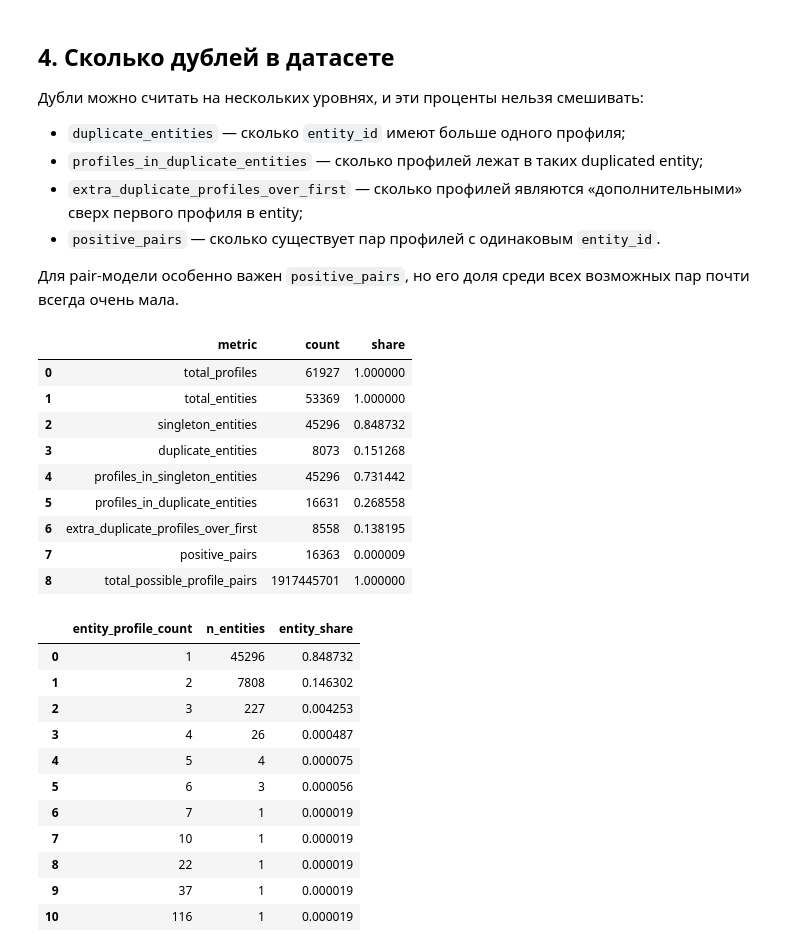
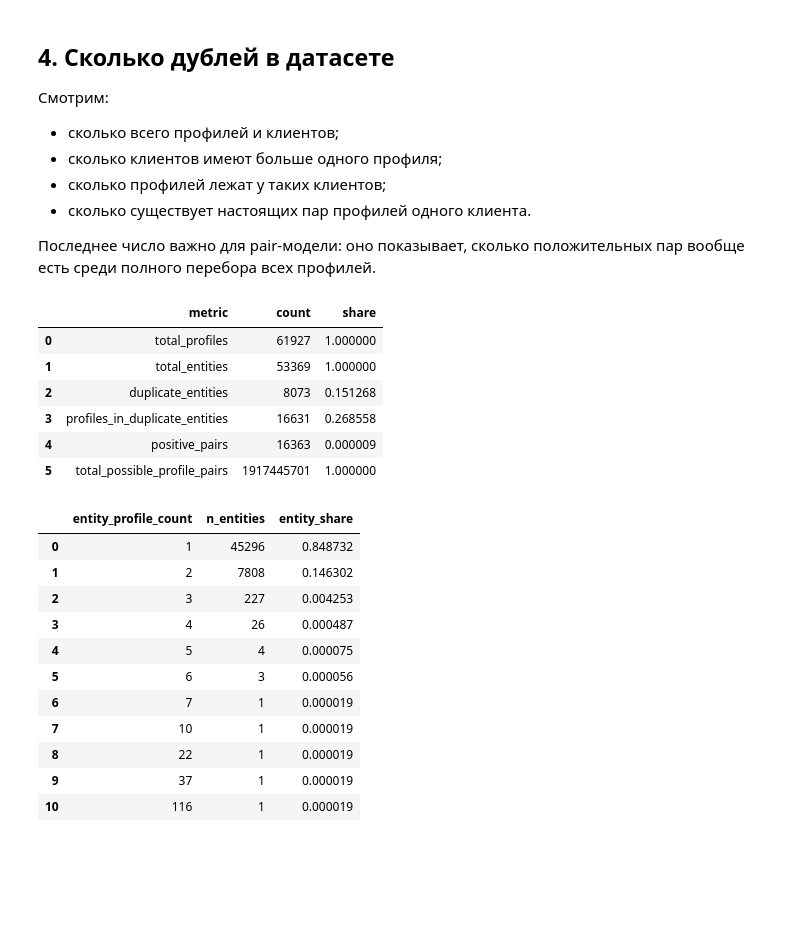
Before and after one commit to JeffRaiAlt/workshop_task2, a Jupyter notebook: notebooks/01_eda_entity_resolution_no_entity_type.ipynb, the cells around one changed output. Saved outputs shown, nothing was run; the diff lists cells and outputs as text; code cells hidden in the pictures; blank space fills up the shorter version.

```diff
--- a/notebooks/01_eda_entity_resolution_no_entity_type.ipynb
+++ b/notebooks/01_eda_entity_resolution_no_entity_type.ipynb
@@ -15,15 +13,13 @@ from pathlib import Path
 from math import comb
 
 import numpy as np
+import json
 import pandas as pd
 
 pd.set_option('display.max_columns', 120)
 pd.set_option('display.width', 180)
 
-RAW_DATA_DIR = Path('../data/raw')
-REPORT_DIR = Path('../reports/01_eda')
-REPORT_DIR.mkdir(parents=True, exist_ok=True)
-
+RAW_DATA_DIR = Path('../data')
 DATA_PATH = RAW_DATA_DIR / 'split_label_train_V3.snappy.parquet'
 DATA_PATH
 # %% [output]
@@ -35,10 +29,10 @@ WindowsPath('../data/raw/split_label_train_V3.snappy.parquet')
 # %%
 df = pd.read_parquet(DATA_PATH, engine='pyarrow')
-df['created_at'] = pd.to_datetime(df['created_at'], errors='coerce') if 'created_at' in df.columns else pd.NaT
+df['created_at'] = pd.to_datetime(df['created_at'], errors='coerce')
 
 print('shape:', df.shape)
-print('columns:', df.shape[1])
-display(df.head(3))
+display(df.head(2))
+display(df.dtypes)
 # %% [output]
 shape: (68036, 12)
 columns: 12
@@ -157,14 +175,14 @@ display(profile_entity_consistency)
 # %% [markdown]
 ## 4. Сколько дублей в датасете
 
-Дубли можно считать на нескольких уровнях, и эти проценты нельзя смешивать:
+Смотрим:
 
-- `duplicate_entities` — сколько `entity_id` имеют больше одного профиля;
-- `profiles_in_duplicate_entities` — сколько профилей лежат в таких duplicated entity;
-- `extra_duplicate_profiles_over_first` — сколько профилей являются «дополнительными» сверх первого профиля в entity;
-- `positive_pairs` — сколько существует пар профилей с одинаковым `entity_id`.
+- сколько всего профилей и клиентов;
+- сколько клиентов имеют больше одного профиля;
+- сколько профилей лежат у таких клиентов;
+- сколько существует настоящих пар профилей одного клиента.
 
-Для pair-модели особенно важен `positive_pairs`, но его доля среди всех возможных пар почти всегда очень мала.
+Последнее число важно для pair-модели: оно показывает, сколько положительных пар вообще есть среди полного перебора всех профилей.
 # %%
 profile_core = (
     df.groupby('profile_id', dropna=False)
@@ -176,48 +194,39 @@ entity_sizes = profile_core.groupby('entity_id', dropna=False)['profile_id'].nun
 
 total_profiles = int(profile_core['profile_id'].nunique(dropna=True))
 total_entities = int(entity_sizes.shape[0])
-singleton_entities = int(entity_sizes.eq(1).sum())
 duplicate_entities = int(entity_sizes.gt(1).sum())
-profiles_in_singletons = int(entity_sizes[entity_sizes.eq(1)].sum())
 profiles_in_duplicate_entities = int(entity_sizes[entity_sizes.gt(1)].sum())
-extra_duplicate_profiles = int((entity_sizes[entity_sizes.gt(1)] - 1).sum())
 positive_pairs = int(sum(comb(int(n), 2) for n in entity_sizes if n > 1))
 total_possible_pairs = total_profiles * (total_profiles - 1) // 2
 
 summary_rows = [
     {'metric': 'total_profiles', 'count': total_profiles, 'share': 1.0},
     {'metric': 'total_entities', 'count': total_entities, 'share': 1.0},
-    {'metric': 'singleton_entities', 'count': singleton_entities, 'share': singleton_entities / total_entities},
     {'metric': 'duplicate_entities', 'count': duplicate_entities, 'share': duplicate_entities / total_entities},
-    {'metric': 'profiles_in_singleton_entities', 'count': profiles_in_singletons, 'share': profiles_in_singletons / total_profiles},
     {'metric': 'profiles_in_duplicate_entities', 'count': profiles_in_duplicate_entities, 'share': profiles_in_duplicate_entities / total_profiles},
-    {'metric': 'extra_duplicate_profiles_over_first', 'count': extra_duplicate_profiles, 'share': extra_duplicate_profiles / total_profiles},
     {'metric': 'positive_pairs', 'count': positive_pairs, 'share': positive_pairs / total_possible_pairs},
     {'metric': 'total_possible_profile_pairs', 'count': total_possible_pairs, 'share': 1.0},
 ]
 duplicate_summary = pd.DataFrame(summary_rows)
 
 entity_size_distribution = (
     entity_sizes.value_counts()
     .sort_index()
     .rename_axis('entity_profile_count')
     .reset_index(name='n_entities')
 )
 entity_size_distribution['entity_share'] = entity_size_distribution['n_entities'] / total_entities
 
 display(duplicate_summary)
 display(entity_size_distribution)
 # %% [output]
 |  | metric | count | share |
 | 0 | total_profiles | 61927 | 1.000000 |
 | 1 | total_entities | 53369 | 1.000000 |
-| 2 | singleton_entities | 45296 | 0.848732 |
-| 3 | duplicate_entities | 8073 | 0.151268 |
-| 4 | profiles_in_singleton_entities | 45296 | 0.731442 |
-| 5 | profiles_in_duplicate_entities | 16631 | 0.268558 |
-| 6 | extra_duplicate_profiles_over_first | 8558 | 0.138195 |
-| 7 | positive_pairs | 16363 | 0.000009 |
-| 8 | total_possible_profile_pairs | 1917445701 | 1.000000 |
+| 2 | duplicate_entities | 8073 | 0.151268 |
+| 3 | profiles_in_duplicate_entities | 16631 | 0.268558 |
+| 4 | positive_pairs | 16363 | 0.000009 |
+| 5 | total_possible_profile_pairs | 1917445701 | 1.000000 |
 |  | entity_profile_count | n_entities | entity_share |
 | 0 | 1 | 45296 | 0.848732 |
 | 1 | 2 | 7808 | 0.146302 |
```
Also changed, not shown: parts of 18 cells of this notebook, 2 other files.
